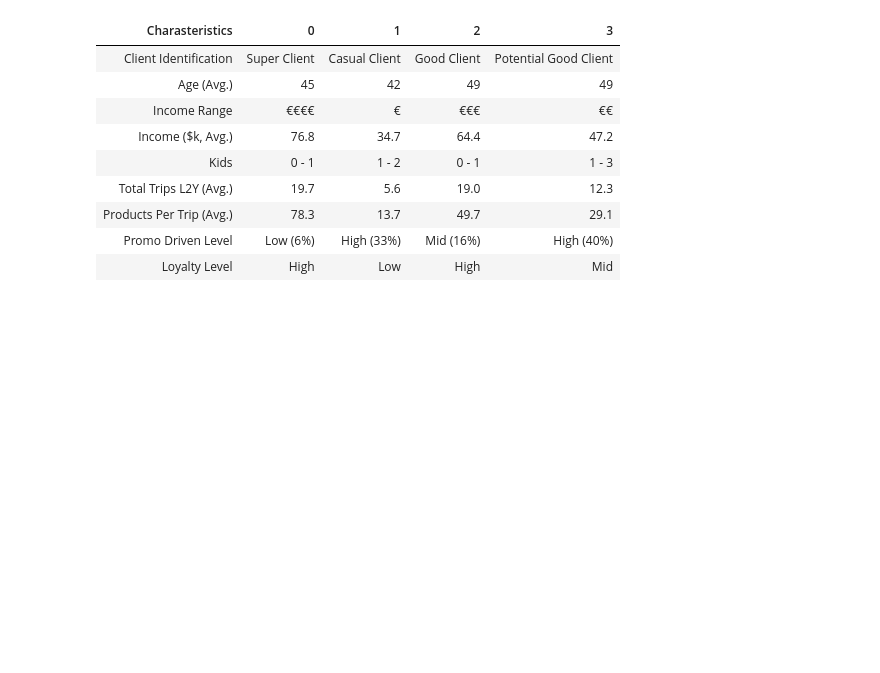
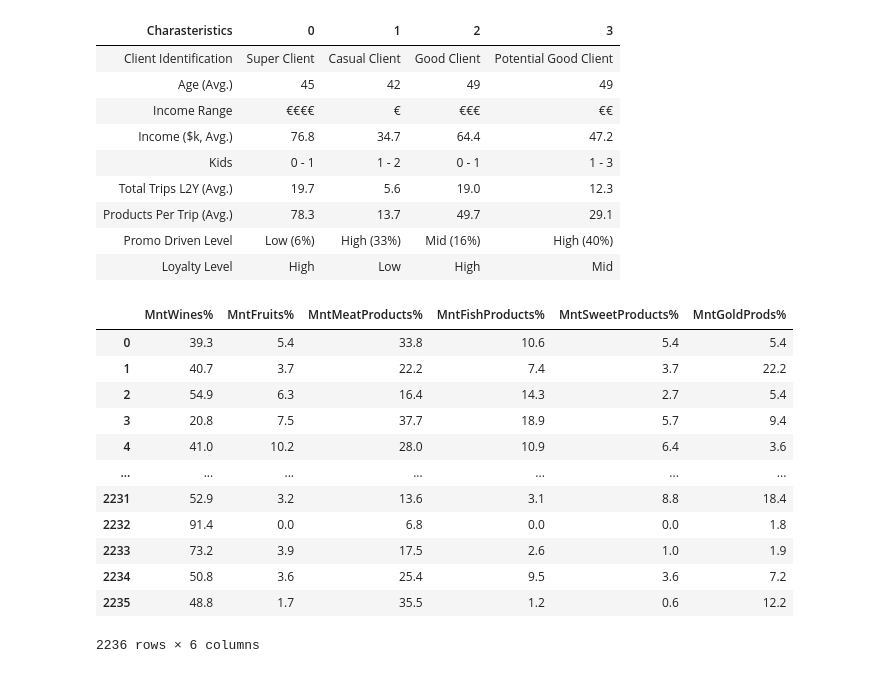
Before and after one commit to mariaperezdeayalas/Customer-Segmentation-Final-Project-, a Jupyter notebook: Notebooks/3. Clustering - KMeans.ipynb, the cells around one changed output. Drawn from its saved outputs; the diff is of its cells as text; code cells hidden in the pictures; blank space fills up the shorter version.

```diff
--- a/Notebooks/3. Clustering - KMeans.ipynb
+++ b/Notebooks/3. Clustering - KMeans.ipynb
@@ -396,6 +396,22 @@ clusters
 | Loyalty Level | High | Low | High | Mid |
 # %%
 clients['Cluster'].replace({0: 'Super Client', 1: 'Casual Client', 2: 'Good Client', 3: 'Potential Good Client'}, inplace=True)
+# %%
+clients[['MntWines%', 'MntFruits%', 'MntMeatProducts%', 'MntFishProducts%', 'MntSweetProducts%', 'MntGoldProds%']].apply(lambda x: round(x * 100, 1))
+# %% [output]
+|  | MntWines% | MntFruits% | MntMeatProducts% | MntFishProducts% | MntSweetProducts% | MntGoldProds% |
+| 0 | 39.3 | 5.4 | 33.8 | 10.6 | 5.4 | 5.4 |
+| 1 | 40.7 | 3.7 | 22.2 | 7.4 | 3.7 | 22.2 |
+| 2 | 54.9 | 6.3 | 16.4 | 14.3 | 2.7 | 5.4 |
+| 3 | 20.8 | 7.5 | 37.7 | 18.9 | 5.7 | 9.4 |
+| 4 | 41.0 | 10.2 | 28.0 | 10.9 | 6.4 | 3.6 |
+| ... | ... | ... | ... | ... | ... | ... |
+| 2231 | 52.9 | 3.2 | 13.6 | 3.1 | 8.8 | 18.4 |
+| 2232 | 91.4 | 0.0 | 6.8 | 0.0 | 0.0 | 1.8 |
+| 2233 | 73.2 | 3.9 | 17.5 | 2.6 | 1.0 | 1.9 |
+| 2234 | 50.8 | 3.6 | 25.4 | 9.5 | 3.6 | 7.2 |
+| 2235 | 48.8 | 1.7 | 35.5 | 1.2 | 0.6 | 12.2 |
+2236 rows × 6 columns
 # %%
 df_pca['predict'].replace({0: 'Super Client', 1: 'Casual Client', 2: 'Good Client', 3: 'Potential Good Client'}, inplace=True)
 # %%
```
Also changed, not shown: parts of 2 cells of this notebook, 7 other files.
